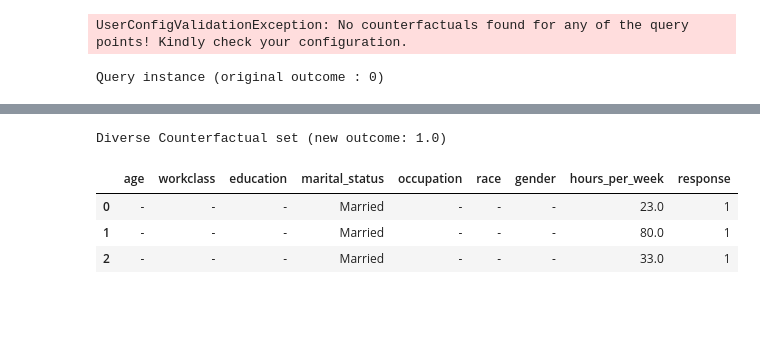
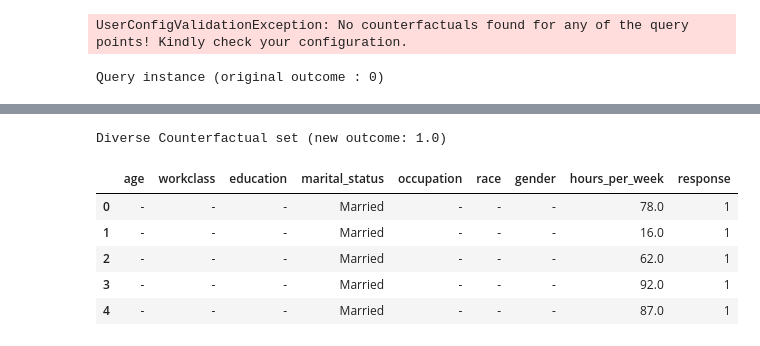
Before and after one commit to daydreamersjp/actionable-ai, a Jupyter notebook: dice_demo_lite.ipynb, the cells around one changed output, grey strips where cells are left out. Saved outputs shown, nothing was run; the diff lists cells and outputs as text; code cells hidden in the pictures; blank space fills up the shorter version.

Commit message:
Add files via upload
Added `random_seed` and updated the results.

```diff
--- a/dice_demo_lite.ipynb
+++ b/dice_demo_lite.ipynb
@@ -188,7 +188,7 @@ d = dice_ml.Data(dataframe=train_dataset,
                  outcome_name="response")
 # %%
 # Using sklearn backend
-m = dice_ml.Model(model=model, backend="sklearn")
+m = dice_ml.Model(model=clf, backend="sklearn")
 # Using method=random for generating CFs
 exp = dice_ml.Dice(d, m, method="random")
 # %%
@@ -227,15 +228,18 @@ e2.visualize_as_dataframe(show_only_changes=True)
 No Counterfactuals found for the given configuration, perhaps try with different parameters... ; total time taken: 00 min 00 sec
 UserConfigValidationException: No counterfactuals found for any of the query points! Kindly check your configuration.
 # %%
-e2 = exp.generate_counterfactuals(X_test[14:15], total_CFs=3, desired_class="opposite",
-                                  features_to_vary=["marital_status", "hours_per_week"])
+e2 = exp.generate_counterfactuals(X_test[14:15], total_CFs=5, desired_class="opposite",
+                                  features_to_vary=["marital_status", "hours_per_week"],
+                                  random_seed=1)
 e2.visualize_as_dataframe(show_only_changes=True)
 # %% [output]
 Query instance (original outcome : 0)
 |  | age | workclass | education | marital_status | occupation | race | gender | hours_per_week | response |
 | 0 | 37 | Private | Bachelors | Divorced | Service | White | Male | 40 | 0 |
 Diverse Counterfactual set (new outcome: 1.0)
 |  | age | workclass | education | marital_status | occupation | race | gender | hours_per_week | response |
-| 0 | - | - | - | Married | - | - | - | 23.0 | 1 |
-| 1 | - | - | - | Married | - | - | - | 80.0 | 1 |
-| 2 | - | - | - | Married | - | - | - | 33.0 | 1 |
+| 0 | - | - | - | Married | - | - | - | 78.0 | 1 |
+| 1 | - | - | - | Married | - | - | - | 16.0 | 1 |
+| 2 | - | - | - | Married | - | - | - | 62.0 | 1 |
+| 3 | - | - | - | Married | - | - | - | 92.0 | 1 |
+| 4 | - | - | - | Married | - | - | - | 87.0 | 1 |
```
Also changed, not shown: parts of 5 cells of this notebook.
